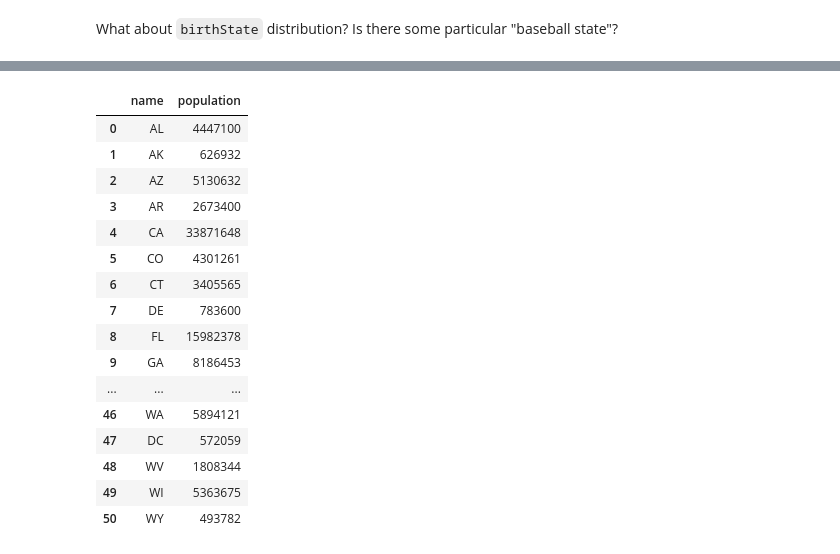
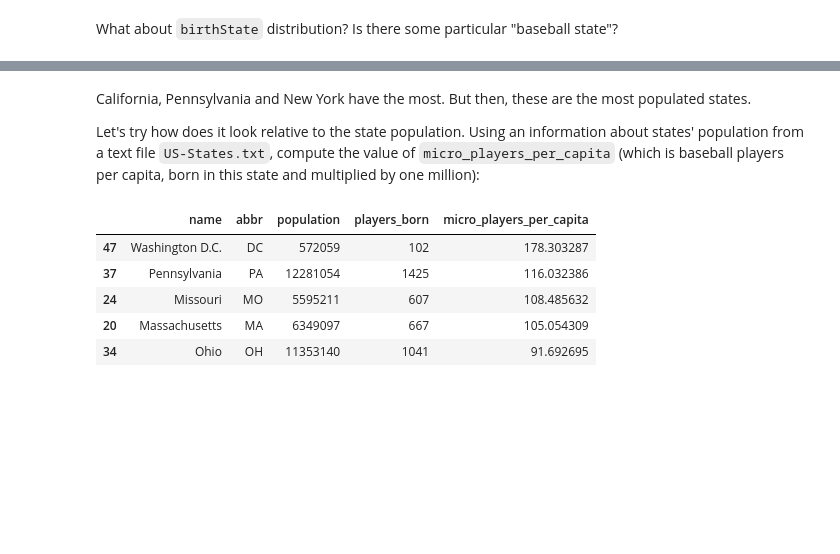
Before and after one commit to rshest/data-analyst-projects, a Jupyter notebook: p2.investigate-a-dataset/p2.investigate-a-dataset.ipynb, the cells around one changed output, grey strips where cells are left out. Cells and saved outputs as stored; diff of their text form; code cells hidden in the pictures; blank space fills up the shorter version.

```diff
--- a/p2.investigate-a-dataset/p2.investigate-a-dataset.ipynb
+++ b/p2.investigate-a-dataset/p2.investigate-a-dataset.ipynb
@@ -242,0 +224,4 @@ California, Pennsylvania and New York have the most. But then, these are the mos
+# %%
+pc = MASTER['birthState'].value_counts()
+player_counts = pd.DataFrame({'abbr':pc.index, 'players_born':pc.values})
+player_counts.head()
@@ -243,28 +235,27 @@ California, Pennsylvania and New York have the most. But then, these are the mos
+# %% [markdown]
+California, Pennsylvania and New York have the most. But then, these are the most populated states.
+
+Let's try how does it look relative to the state population. Using an information about states' population from a text file `US-States.txt`, compute the value of `micro_players_per_capita` (which is baseball players per capita, born in this state and multiplied by one million):
 # %%
 def parse_state(line):
-    _, abbr, pop = line.strip().split(',')
-    return (abbr, int(pop))
+    name, abbr, pop = line.strip().split(',')
+    return (name, abbr, int(pop))
 
 state_pop = pd.DataFrame(
     (parse_state(line) for line in open('data/US-States.txt', 'r')),
-    columns=['name', 'population'])
+    columns=['name', 'abbr', 'population'])
+
+state_data = state_pop.merge(player_counts, on='abbr', how='left')
+
+state_data['micro_players_per_capita'] = \
+    1e+6*state_data['players_born']/state_data['population']
+
+state_data.sort_values(['micro_players_per_capita'],
+                       ascending=False).head()
+# %% [output]
+|  | name | abbr | population | players_born | micro_players_per_capita |
+| 47 | Washington D.C. | DC | 572059 | 102 | 178.303287 |
+| 37 | Pennsylvania | PA | 12281054 | 1425 | 116.032386 |
+| 24 | Missouri | MO | 5595211 | 607 | 108.485632 |
+| 20 | Massachusetts | MA | 6349097 | 667 | 105.054309 |
+| 34 | Ohio | OH | 11353140 | 1041 | 91.692695 |
-# %%
-state_pop
-# %% [output]
-|  | name | population |
-| 0 | AL | 4447100 |
-| 1 | AK | 626932 |
-| 2 | AZ | 5130632 |
-| 3 | AR | 2673400 |
-| 4 | CA | 33871648 |
-| 5 | CO | 4301261 |
-| 6 | CT | 3405565 |
-| 7 | DE | 783600 |
-| 8 | FL | 15982378 |
-| 9 | GA | 8186453 |
-| ... | ... | ... |
-| 46 | WA | 5894121 |
-| 47 | DC | 572059 |
-| 48 | WV | 1808344 |
-| 49 | WI | 5363675 |
-| 50 | WY | 493782 |
```
Also changed, not shown: parts of 16 cells of this notebook, 2 other files.
